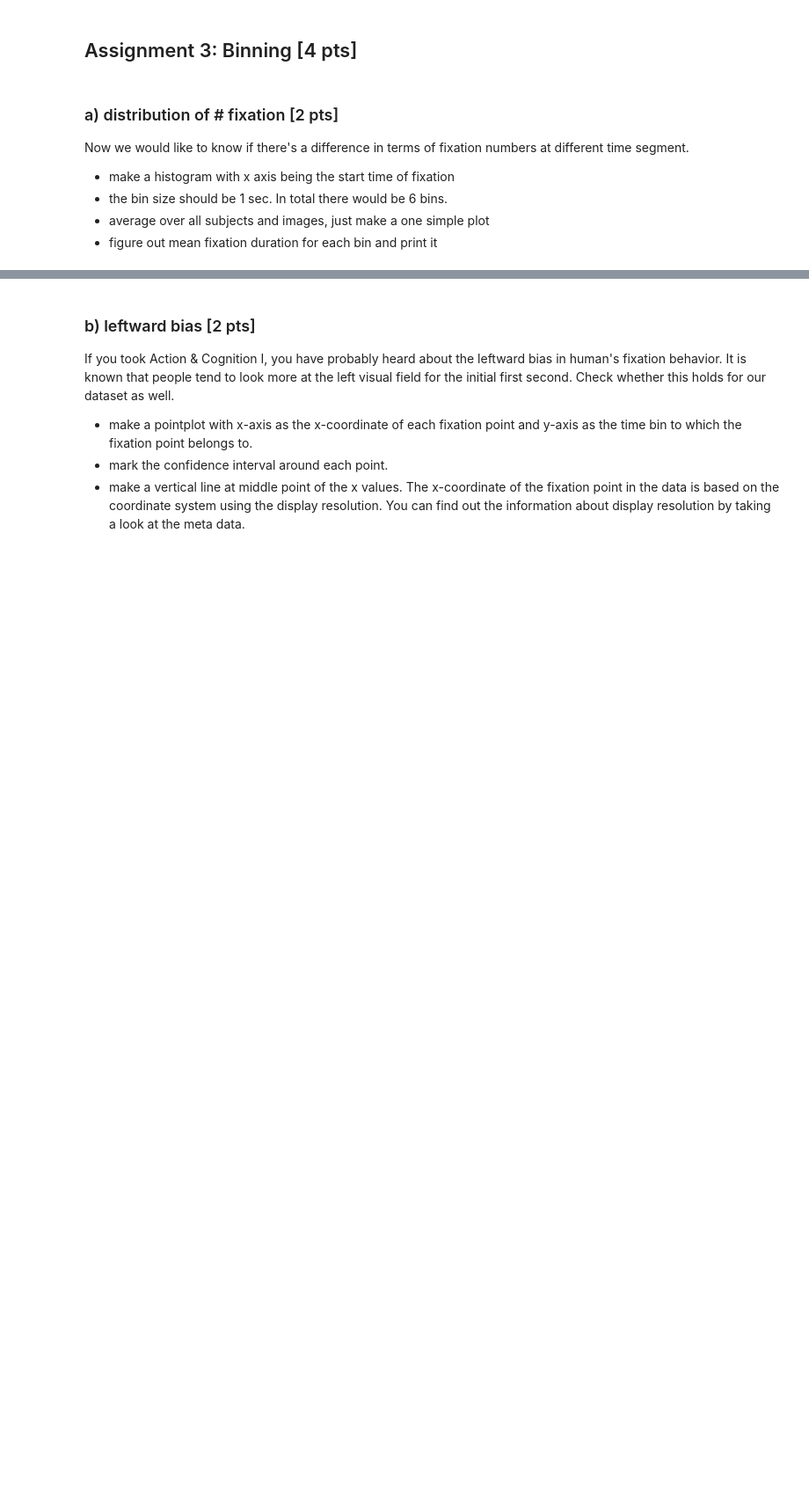
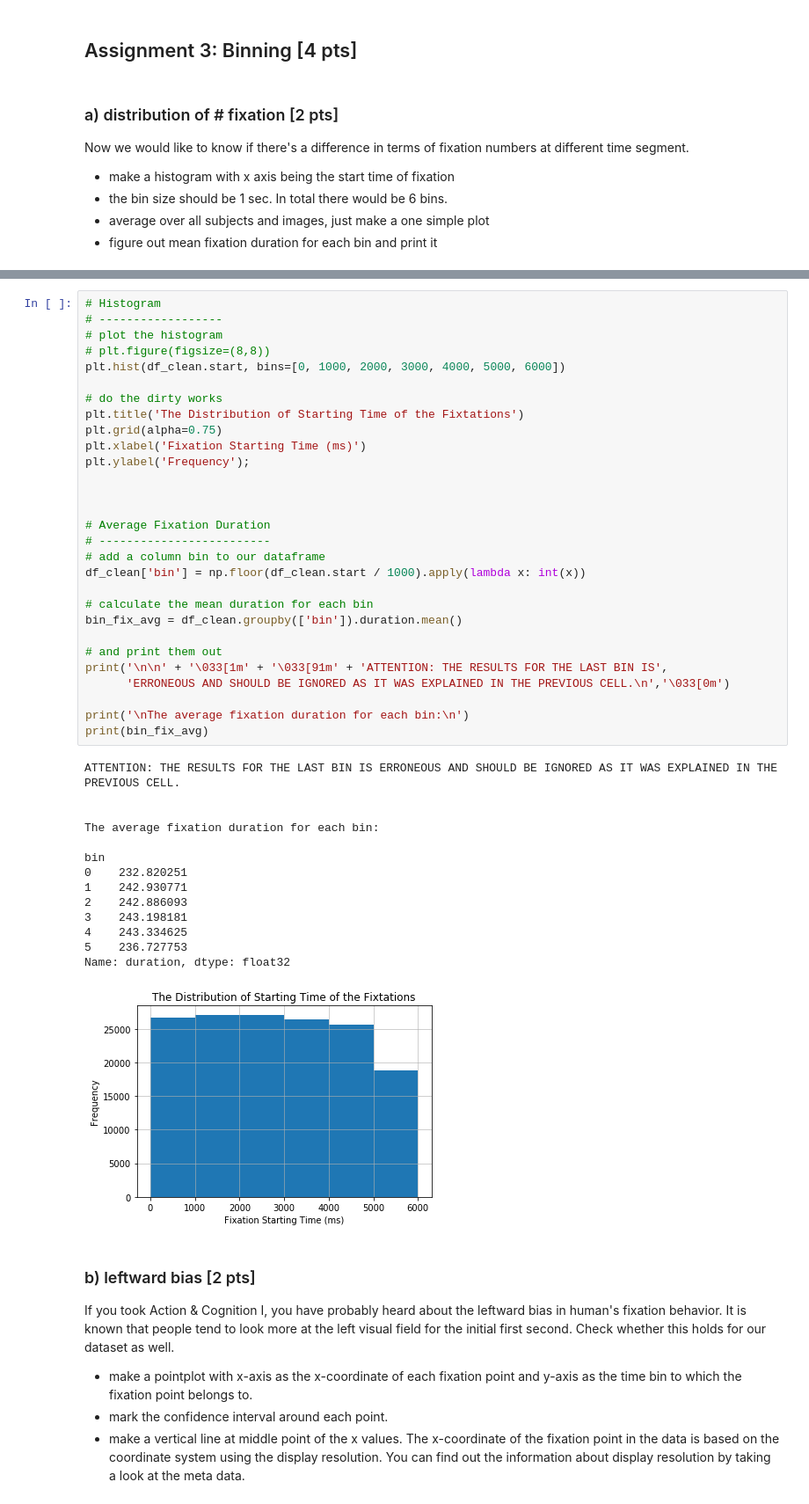
Before and after one commit to NBP-ACC/week-7-acc_01, a Jupyter notebook: Sheet05.ipynb, the cells around one changed output, grey strips where cells are left out. Shown: that part at 88% size. Saved outputs shown, nothing was run; the diff lists cells and outputs as text; blank space fills up the shorter version.

```diff
--- a/Sheet05.ipynb
+++ b/Sheet05.ipynb
@@ -324,3 +359,47 @@ Now we would like to know if there's a difference in terms of fixation numbers a
+# %%
+# Histogram
+# ------------------
+# plot the histogram
+# plt.figure(figsize=(8,8))
+plt.hist(df_clean.start, bins=[0, 1000, 2000, 3000, 4000, 5000, 6000])
+
+# do the dirty works
+plt.title('The Distribution of Starting Time of the Fixtations')
+plt.grid(alpha=0.75)
+plt.xlabel('Fixation Starting Time (ms)')
+plt.ylabel('Frequency');
+
+
+
+# Average Fixation Duration
+# -------------------------
+# add a column bin to our dataframe
+df_clean['bin'] = np.floor(df_clean.start / 1000).apply(lambda x: int(x))
+
+# calculate the mean duration for each bin
+bin_fix_avg = df_clean.groupby(['bin']).duration.mean()
+
+# and print them out
+print('\n\n' + '\033[1m' + '\033[91m' + 'ATTENTION: THE RESULTS FOR THE LAST BIN IS',
+      'ERRONEOUS AND SHOULD BE IGNORED AS IT WAS EXPLAINED IN THE PREVIOUS CELL.\n','\033[0m')
+
+print('\nThe average fixation duration for each bin:\n')
+print(bin_fix_avg)
+# %% [output]
+ATTENTION: THE RESULTS FOR THE LAST BIN IS ERRONEOUS AND SHOULD BE IGNORED AS IT WAS EXPLAINED IN THE PREVIOUS CELL.
+
+
+The average fixation duration for each bin:
+
+bin
+0    232.820251
+1    242.930771
+2    242.886093
+3    243.198181
+4    243.334625
+5    236.727753
+Name: duration, dtype: float32
+[figure, added]
 # %% [markdown]
 ### b) leftward bias [2 pts]
 If you took Action & Cognition I, you have probably heard about the leftward bias in human's fixation behavior. It is known that people tend to look more at the left visual field for the initial first second. Check whether this holds for our dataset as well.
```
Also changed, not shown: parts of 17 cells of this notebook.
